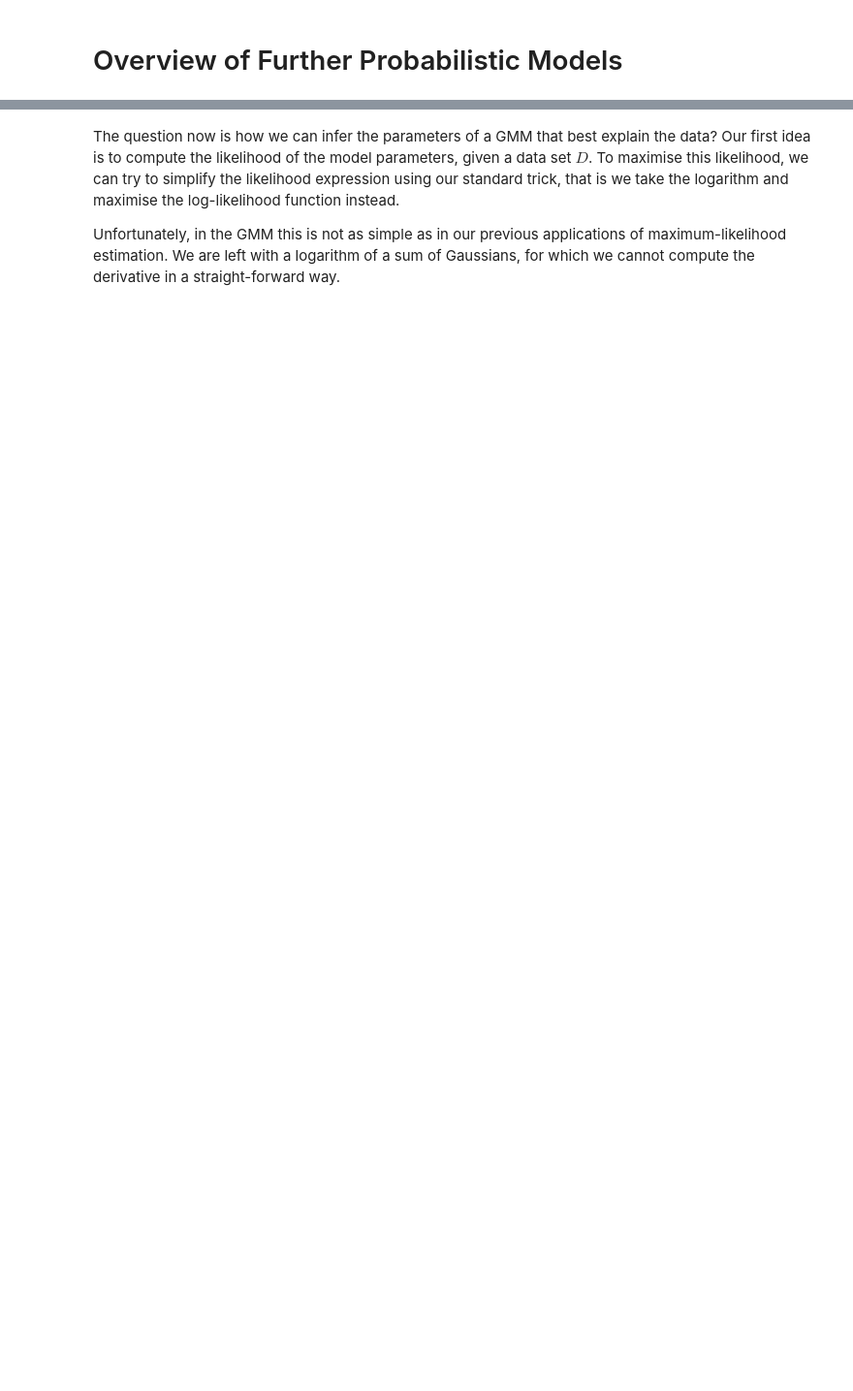
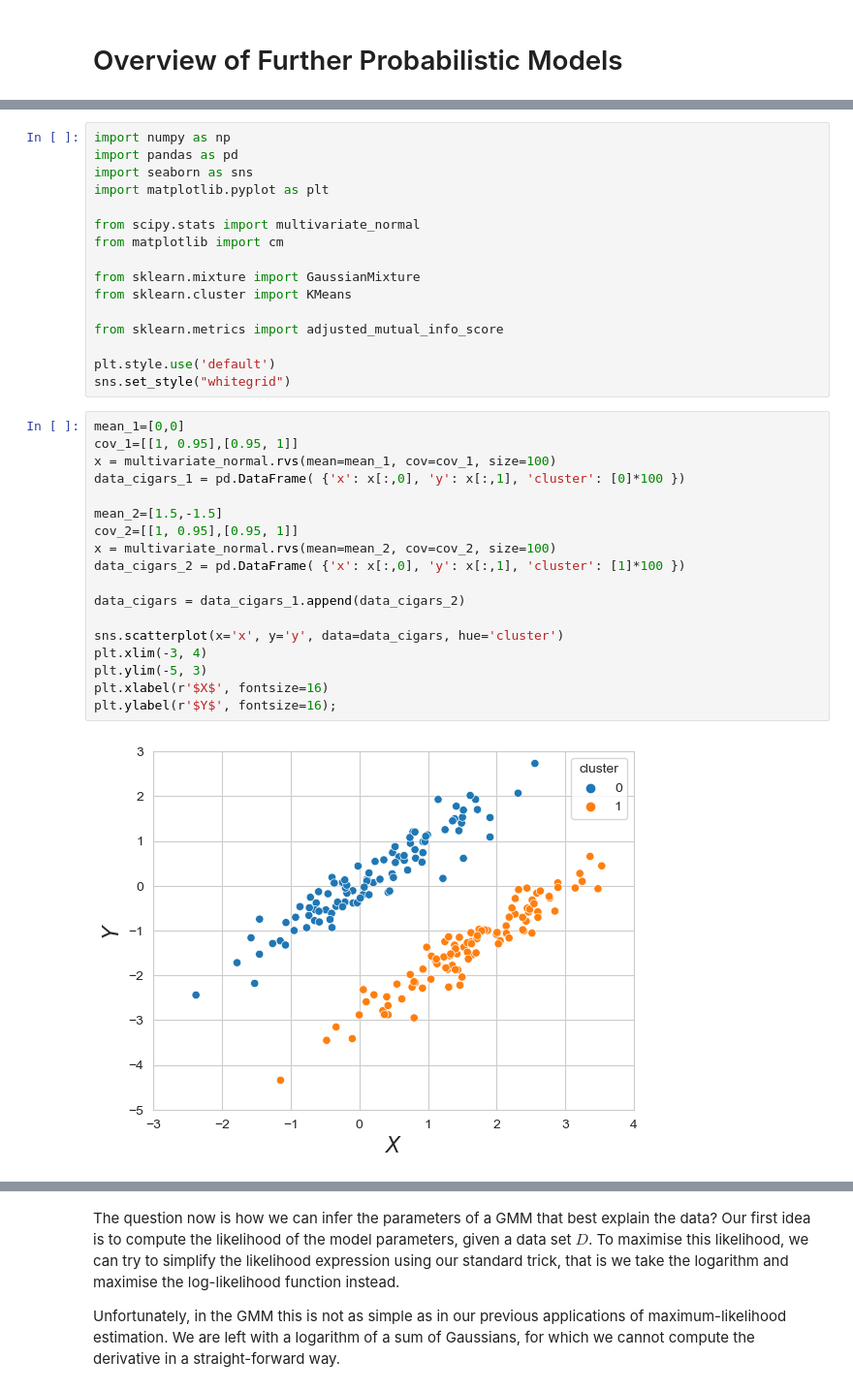
Before and after one commit to Probabilistic-ML/lecture-notes, a Jupyter notebook: _sources/02_probML/03_overview.ipynb, the cells around one changed output, grey strips where cells are left out. Shown at 97% size. Drawn from its saved outputs; the diff is of its cells as text; blank space fills up the shorter version.

```diff
--- a/_sources/02_probML/03_overview.ipynb
+++ b/_sources/02_probML/03_overview.ipynb
@@ -53,0 +67,36 @@ $$
+# %%
+import numpy as np
+import pandas as pd
+import seaborn as sns
+import matplotlib.pyplot as plt
+
+from scipy.stats import multivariate_normal
+from matplotlib import cm
+
+from sklearn.mixture import GaussianMixture
+from sklearn.cluster import KMeans
+
+from sklearn.metrics import adjusted_mutual_info_score
+
+plt.style.use('default')
+sns.set_style("whitegrid")
+# %%
+mean_1=[0,0]
+cov_1=[[1, 0.95],[0.95, 1]]
+x = multivariate_normal.rvs(mean=mean_1, cov=cov_1, size=100)
+data_cigars_1 = pd.DataFrame( {'x': x[:,0], 'y': x[:,1], 'cluster': [0]*100 })
+
+mean_2=[1.5,-1.5]
+cov_2=[[1, 0.95],[0.95, 1]]
+x = multivariate_normal.rvs(mean=mean_2, cov=cov_2, size=100)
+data_cigars_2 = pd.DataFrame( {'x': x[:,0], 'y': x[:,1], 'cluster': [1]*100 })
+
+data_cigars = data_cigars_1.append(data_cigars_2)
+
+sns.scatterplot(x='x', y='y', data=data_cigars, hue='cluster')
+plt.xlim(-3, 4)
+plt.ylim(-5, 3)
+plt.xlabel(r'$X$', fontsize=16)
+plt.ylabel(r'$Y$', fontsize=16);
+# %% [output]
+[figure, added]
```
Also changed, not shown: parts of 11 cells of this notebook, 6 other files.
